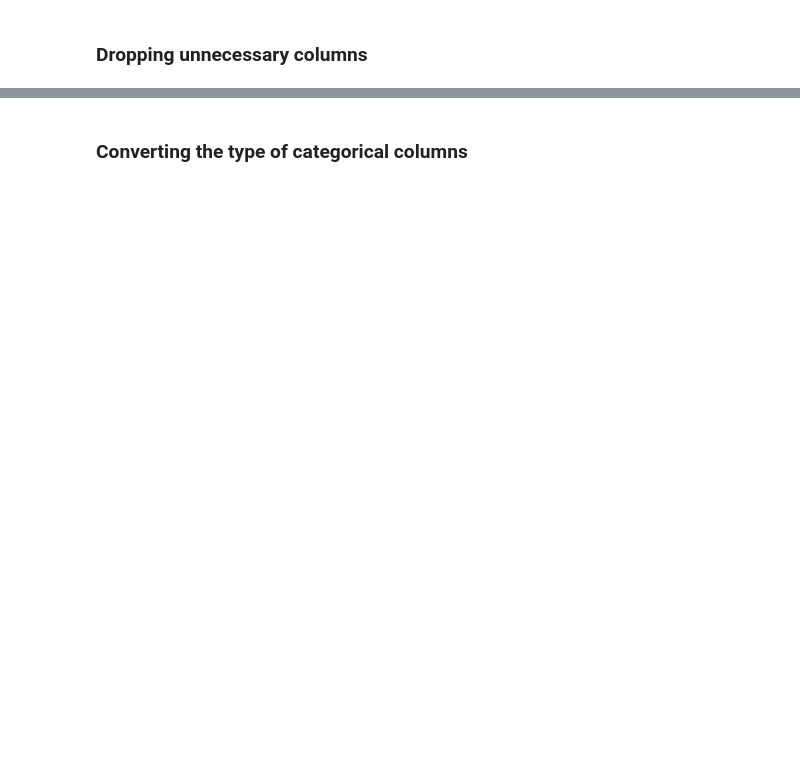
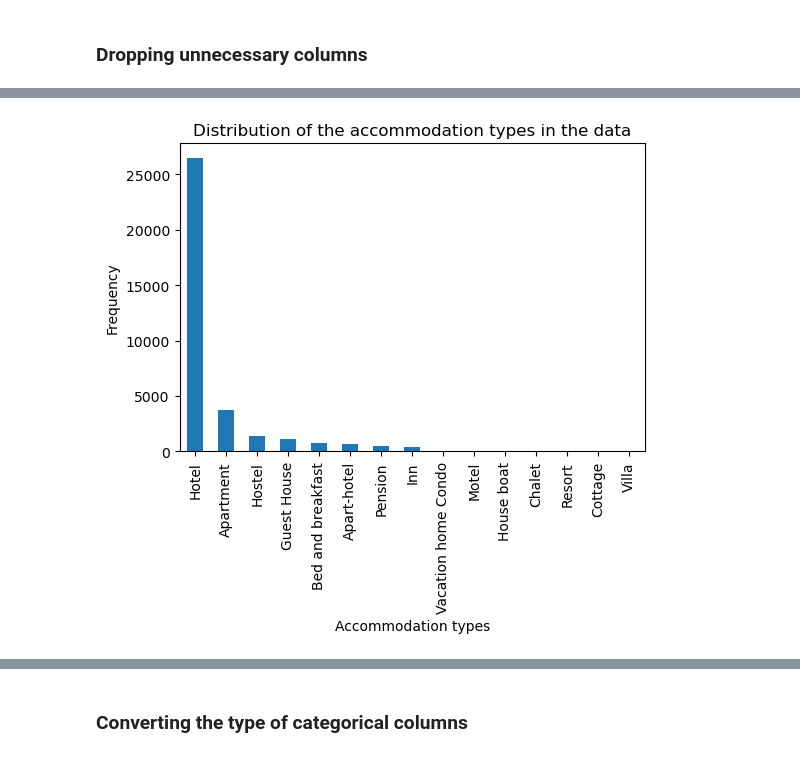
Before and after one commit to navaei-amir/ML-Final-Project, a Jupyter notebook: ML-Project.ipynb, the cells around one changed output, grey strips where cells are left out. Drawn from its saved outputs; the diff is of its cells as text; code cells hidden in the pictures; blank space fills up the shorter version.

```diff
--- a/ML-Project.ipynb
+++ b/ML-Project.ipynb
@@ -370,0 +429,9 @@ dtype: object
+# %%
+# Checking the distribution of the "accommodationtype" in the data
+df['accommodationtype'].value_counts().plot(kind = 'bar', figsize = (6, 4))
+plt.title('Distribution of the accommodation types in the data')
+plt.xlabel('Accommodation types')
+plt.ylabel('Frequency')
+plt.show()
+# %% [output]
+[figure, added]
```
Also changed, not shown: parts of 54 cells of this notebook.
